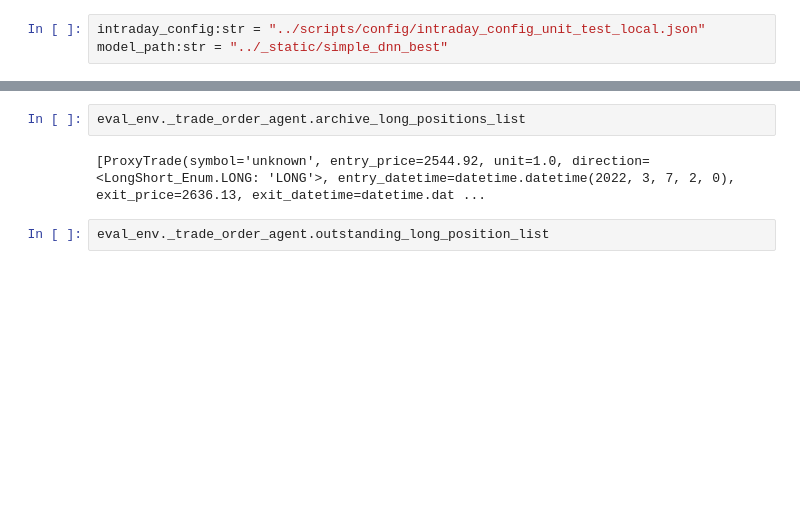
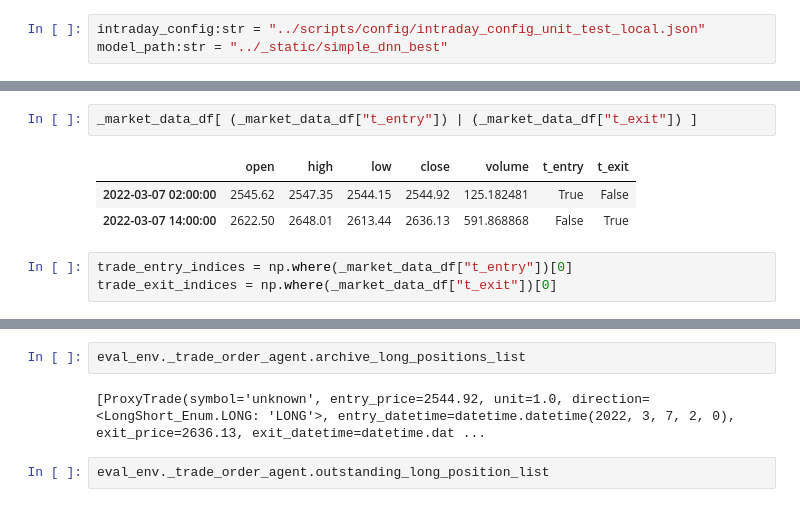
Before and after one commit to dexterchan/machine-learning-gym, a Jupyter notebook: q_learning_lab/notebooks/Intraday_eval.ipynb, the cells around one changed output, grey strips where cells are left out. Saved outputs shown, nothing was run; the diff lists cells and outputs as text; blank space fills up the shorter version.

```diff
--- a/q_learning_lab/notebooks/Intraday_eval.ipynb
+++ b/q_learning_lab/notebooks/Intraday_eval.ipynb
@@ -103,3 +115,12 @@ _market_data_df:pd.DataFrame = eval_env.get_current_market_data()
+# %%
+_market_data_df[ (_market_data_df["t_entry"]) | (_market_data_df["t_exit"]) ]
+# %% [output]
+|  | open | high | low | close | volume | t_entry | t_exit |
+| 2022-03-07 02:00:00 | 2545.62 | 2547.35 | 2544.15 | 2544.92 | 125.182481 | True | False |
+| 2022-03-07 14:00:00 | 2622.50 | 2648.01 | 2613.44 | 2636.13 | 591.868868 | False | True |
+# %%
+trade_entry_indices = np.where(_market_data_df["t_entry"])[0]
+trade_exit_indices = np.where(_market_data_df["t_exit"])[0]
 # %%
 import plotly.graph_objects as go
 fig = go.Figure()
```
Also changed, not shown: parts of 26 cells of this notebook, 2 other files.
